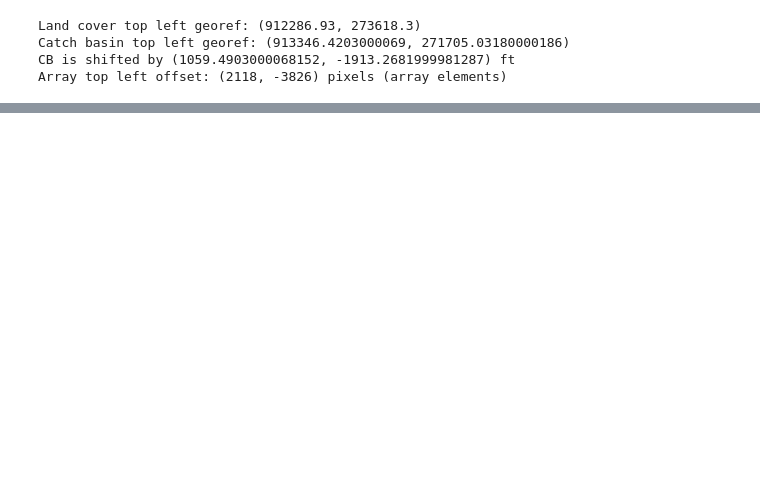
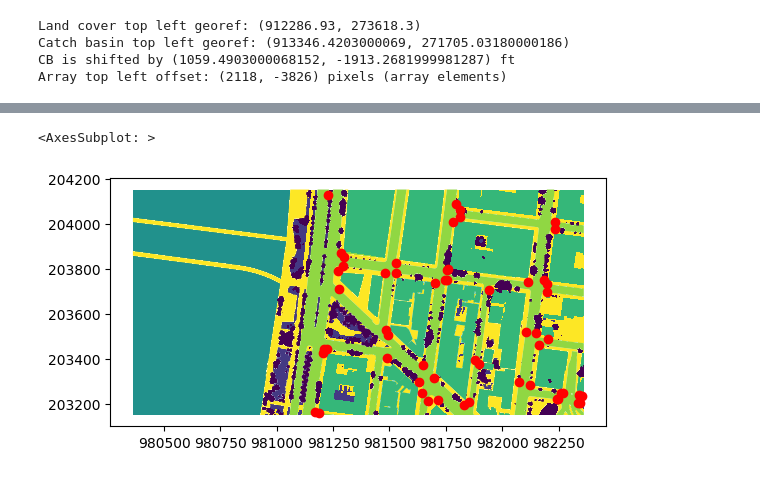
Before and after one commit to courtney-smith-97/flood-risk, a Jupyter notebook: eda/align_datasets.ipynb, the cells around one changed output, grey strips where cells are left out. Cells and saved outputs as stored; diff of their text form; code cells hidden in the pictures; blank space fills up the shorter version.

Commit message:
plot function for aligned data

```diff
--- a/eda/align_datasets.ipynb
+++ b/eda/align_datasets.ipynb
@@ -60,0 +63,22 @@ gdal_array.BandReadAsArray(band, x_offset, y_offset, x_size, y_size)
+# %%
+#ex - pick a point off google maps (40.727023, -74.014026)
+# pick desired rectangle size 2000ft x 1000 ft
+
+lat = np.array(40.727023)
+long = np.array(-74.014026)
+width = 2000
+height = 1000
+lc_array = get_array_lat_long_dim(band, lat, long, width, height)
+
+#get offset
+x_offset, y_offset = get_coords_from_lat_long(lat, long)
+
+# get polygons for visualizing
+results = ({'properties': {'raster_val': v}, 'geometry': s}
+           for i, (s, v) in enumerate(
+            shapes(lc_array, mask=None,
+                   transform=Affine(0.5, 0.0, 912286.93+x_offset/2,0.0, -0.5, 273618.3-y_offset/2))))
+
+#convert to geopandas df
+geoms = list(results)
+gdf_p  = GeoDataFrame.from_features(geoms, crs = 'EPSG:2263')
@@ -60,0 +115,7 @@ gdal_array.BandReadAsArray(band, x_offset, y_offset, x_size, y_size)
+# %%
+#plot catch basins on land cover
+ax = gdf_p.plot('raster_val',legend = False)
+gdf_cb['geometry'].plot(ax=ax, color = 'red')
+# %% [output]
+<AxesSubplot: >
+[figure, added]
```
Also changed, not shown: parts of 11 cells of this notebook.
